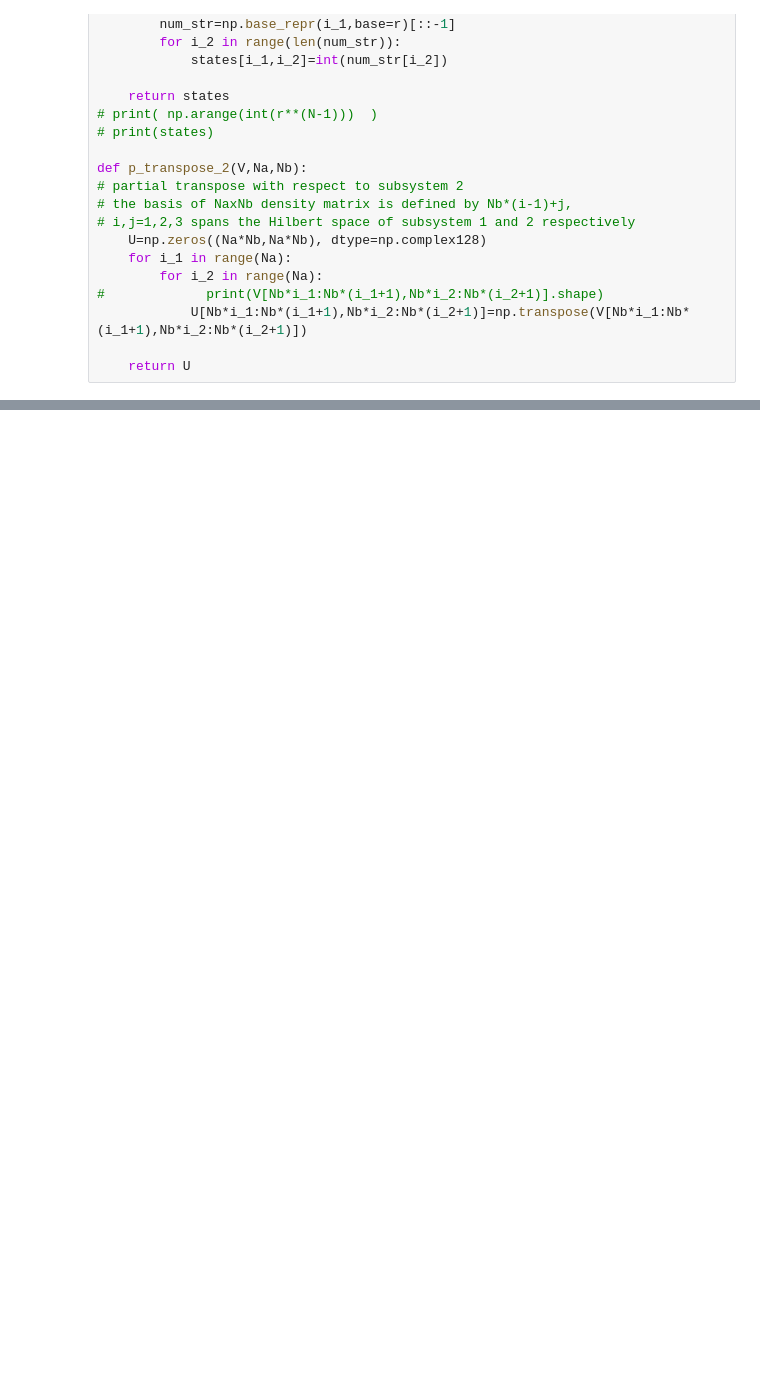
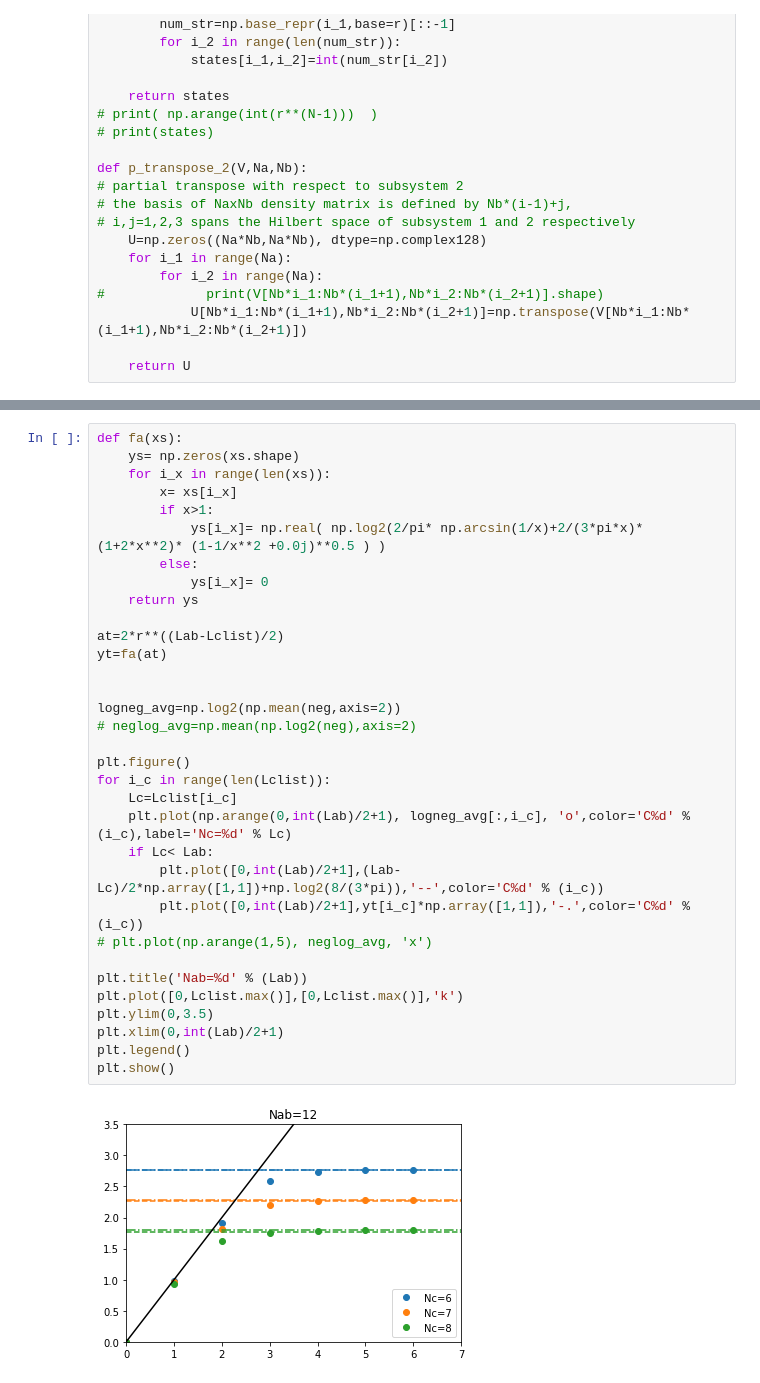
Before and after one commit to hassan-shap/RMT, a Jupyter notebook: NegSpec_Na1_Na2.ipynb, the cells around one changed output, grey strips where cells are left out. Saved outputs shown, nothing was run; the diff lists cells and outputs as text; blank space fills up the shorter version.

```diff
--- a/NegSpec_Na1_Na2.ipynb
+++ b/NegSpec_Na1_Na2.ipynb
@@ -160,0 +142,35 @@ plt.show()
+# %%
+def fa(xs):
+    ys= np.zeros(xs.shape)
+    for i_x in range(len(xs)):
+        x= xs[i_x]
+        if x>1:
+            ys[i_x]= np.real( np.log2(2/pi* np.arcsin(1/x)+2/(3*pi*x)*(1+2*x**2)* (1-1/x**2 +0.0j)**0.5 ) )
+        else:
+            ys[i_x]= 0
+    return ys
+
+at=2*r**((Lab-Lclist)/2)
+yt=fa(at)
+
+
+logneg_avg=np.log2(np.mean(neg,axis=2))
+# neglog_avg=np.mean(np.log2(neg),axis=2)
+
+plt.figure()
+for i_c in range(len(Lclist)):
+    Lc=Lclist[i_c]
+    plt.plot(np.arange(0,int(Lab)/2+1), logneg_avg[:,i_c], 'o',color='C%d' % (i_c),label='Nc=%d' % Lc)
+    if Lc< Lab:
+        plt.plot([0,int(Lab)/2+1],(Lab-Lc)/2*np.array([1,1])+np.log2(8/(3*pi)),'--',color='C%d' % (i_c))
+        plt.plot([0,int(Lab)/2+1],yt[i_c]*np.array([1,1]),'-.',color='C%d' % (i_c))
+# plt.plot(np.arange(1,5), neglog_avg, 'x')
+
+plt.title('Nab=%d' % (Lab))
+plt.plot([0,Lclist.max()],[0,Lclist.max()],'k')
+plt.ylim(0,3.5)
+plt.xlim(0,int(Lab)/2+1)
+plt.legend()
+plt.show()
+# %% [output]
+[figure, added]
```
Also changed, not shown: parts of 10 cells of this notebook, 14 other files.
